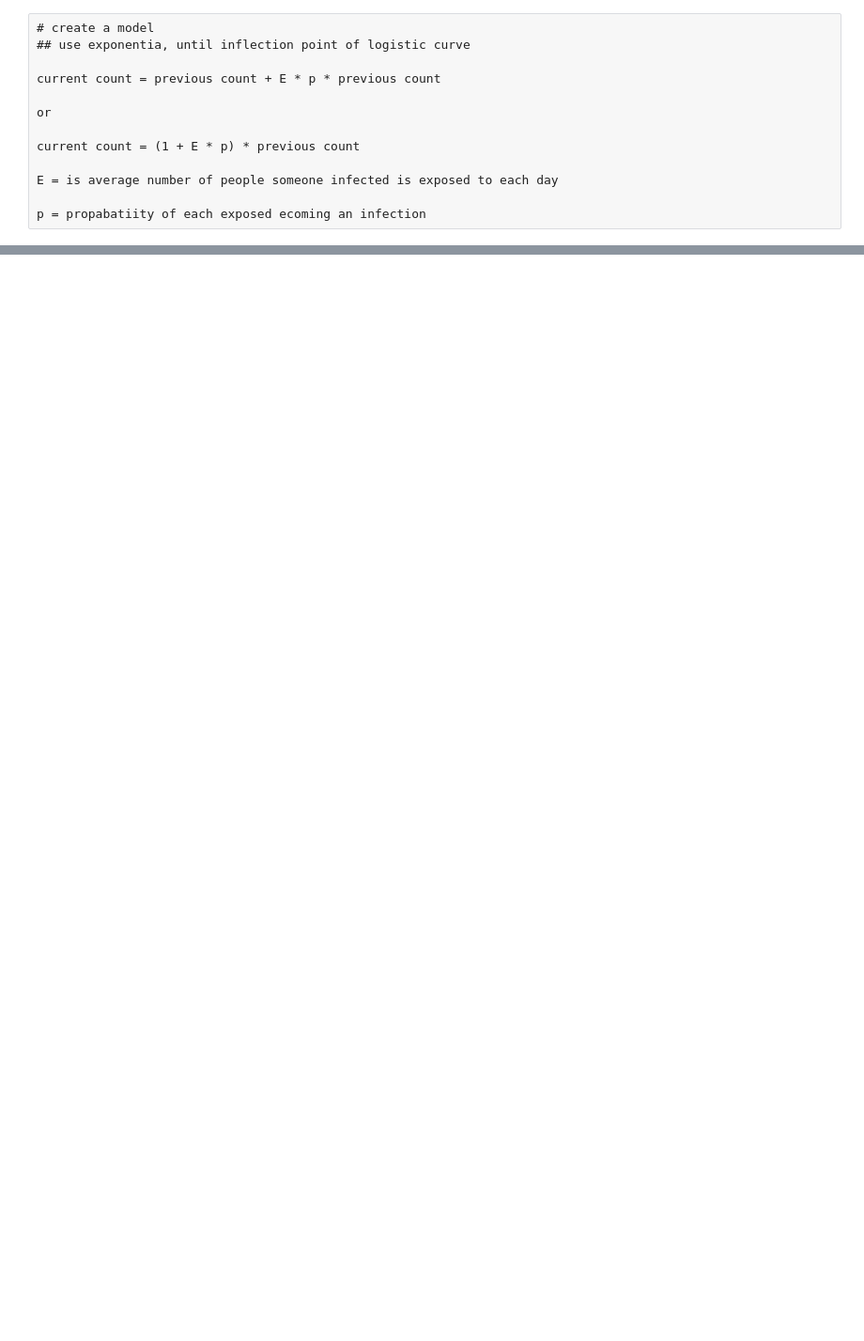
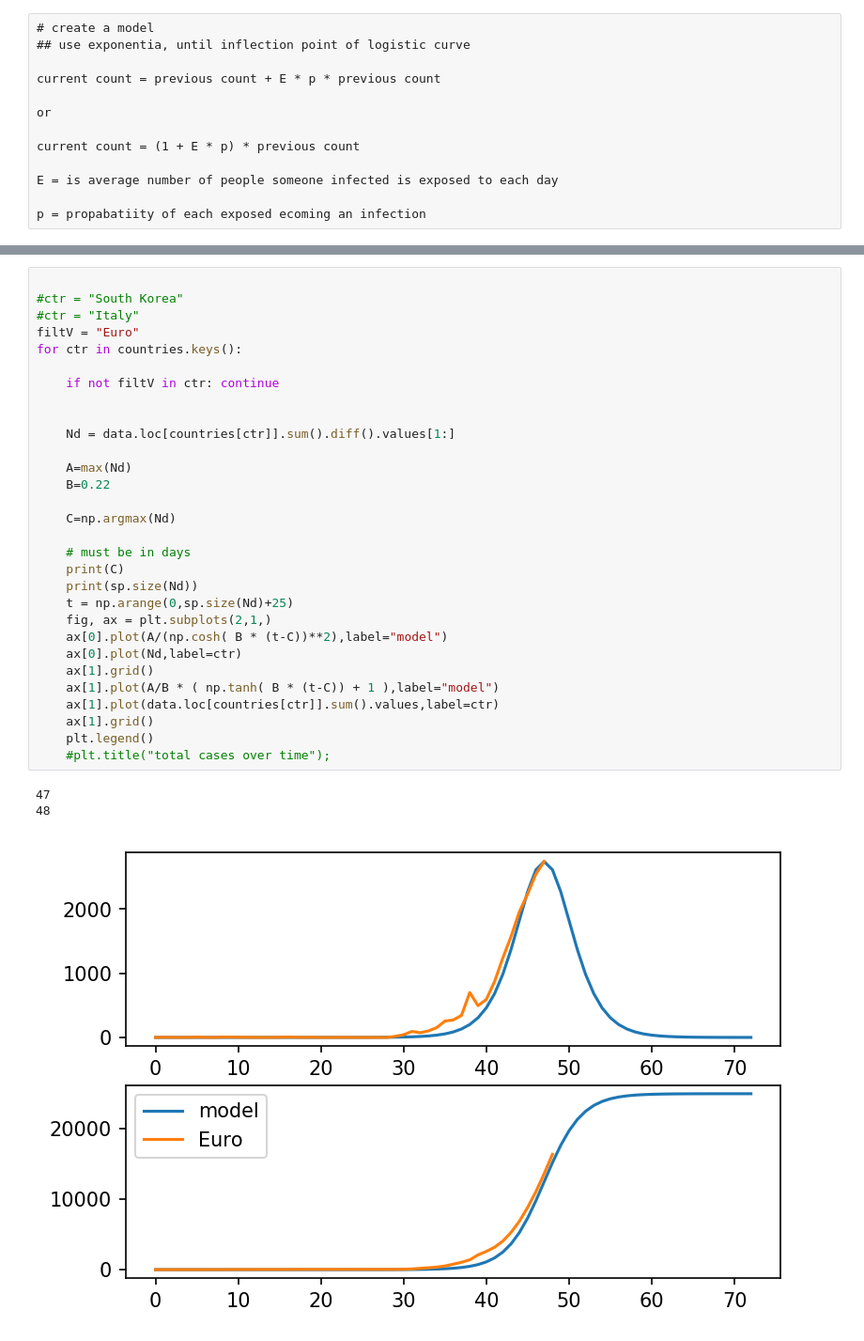
Before and after one commit to raysalem/sars-cov-19, a Jupyter notebook: cov-19.ipynb, the cells around one changed output, grey strips where cells are left out. Shown at 94% size. Cells and saved outputs as stored; diff of their text form; blank space fills up the shorter version.

```diff
--- a/cov-19.ipynb
+++ b/cov-19.ipynb
@@ -167,0 +293,34 @@ data
+# %%
+
+#ctr = "South Korea"
+#ctr = "Italy"
+filtV = "Euro"
+for ctr in countries.keys():
+
+    if not filtV in ctr: continue
+
+
+    Nd = data.loc[countries[ctr]].sum().diff().values[1:]
+
+    A=max(Nd)
+    B=0.22
+
+    C=np.argmax(Nd)
+
+    # must be in days
+    print(C)
+    print(sp.size(Nd))
+    t = np.arange(0,sp.size(Nd)+25)
+    fig, ax = plt.subplots(2,1,)
+    ax[0].plot(A/(np.cosh( B * (t-C))**2),label="model")
+    ax[0].plot(Nd,label=ctr)
+    ax[1].grid()
+    ax[1].plot(A/B * ( np.tanh( B * (t-C)) + 1 ),label="model")
+    ax[1].plot(data.loc[countries[ctr]].sum().values,label=ctr)
+    ax[1].grid()
+    plt.legend()
+    #plt.title("total cases over time");
+# %% [output]
+47
+48
+[figure, added]
```
Also changed, not shown: parts of 9 cells of this notebook, 1 other file.
